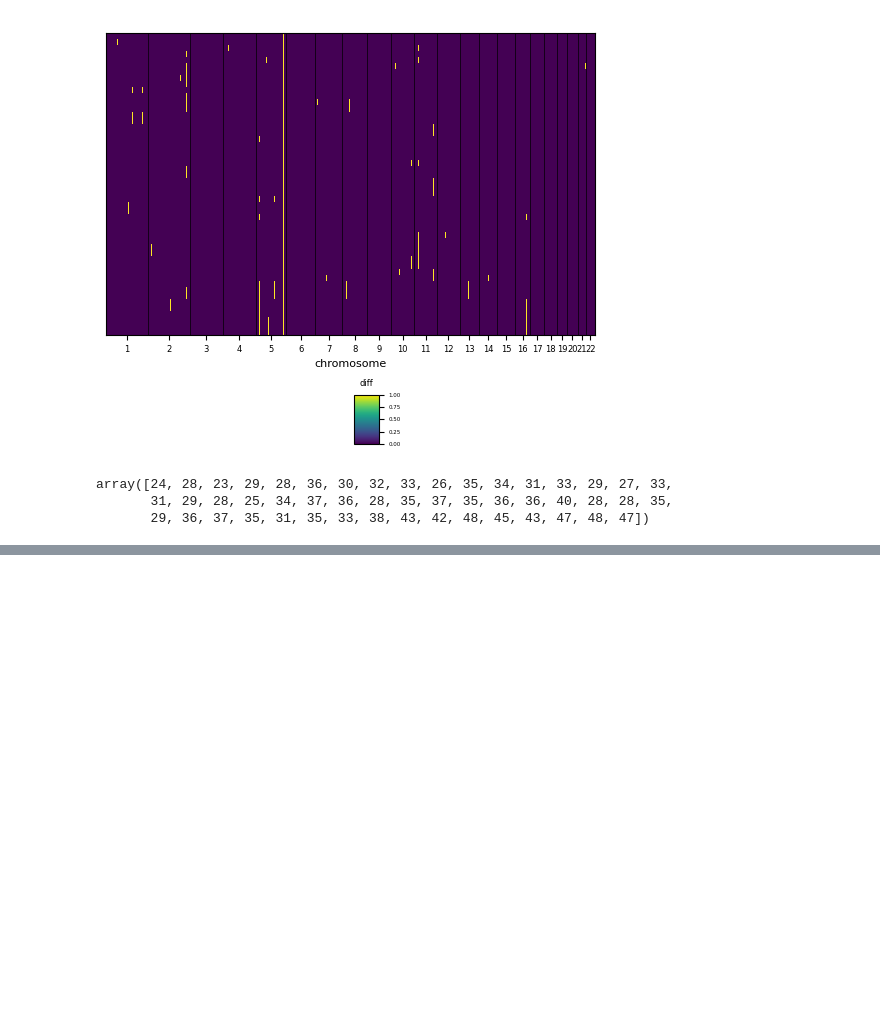
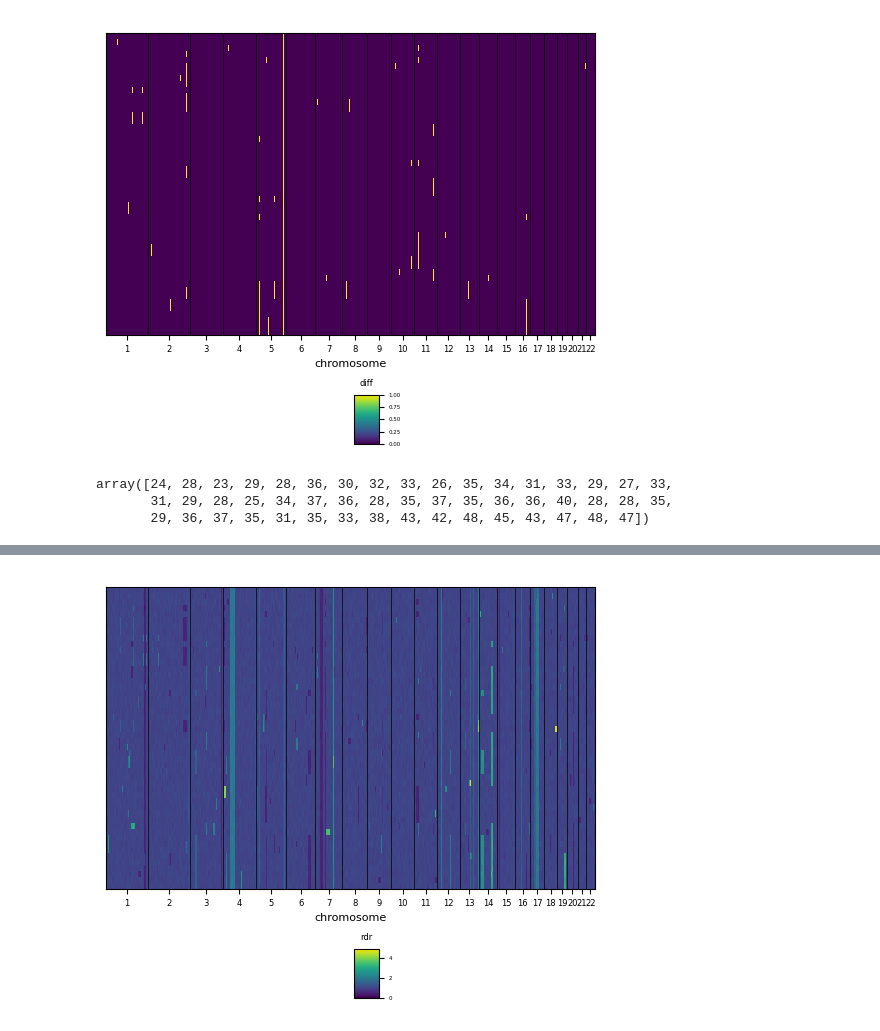
Before and after one commit to wxx20020407/cellmates_speedup, a Jupyter notebook: reproducibility/workflows/cnasim_makedata/workflow/notebooks/visualize_data.py.ipynb, the cells around one changed output, grey strips where cells are left out. Cells and saved outputs as stored; diff of their text form; code cells hidden in the pictures; blank space fills up the shorter version.

Commit message:
[feat] cnasim normalization without normal cells; workflow for cellmates on cnasim benchmark datasets

```diff
--- a/reproducibility/workflows/cnasim_makedata/workflow/notebooks/visualize_data.py.ipynb
+++ b/reproducibility/workflows/cnasim_makedata/workflow/notebooks/visualize_data.py.ipynb
@@ -96,0 +108,7 @@ array([24, 28, 23, 29, 28, 36, 30, 32, 33, 26, 35, 34, 31, 33, 29, 27, 33,
+# %%
+lamda = test_adata.uns['cnasim-params']['bin_length'] * test_adata.uns['cnasim-params']['coverage'] / test_adata.uns['cnasim-params']['read_length'] / 2
+test_adata.layers['rdr'] = test_adata.X / lamda
+test_adata.layers['copy'] = test_adata.layers['rdr'] * 2
+g = pl.plot_cell_cn_matrix_fig(test_adata, layer_name='rdr', raw=True)
+# %% [output]
+[figure, added]
```
Also changed, not shown: parts of 4 cells of this notebook, 7 other files.
